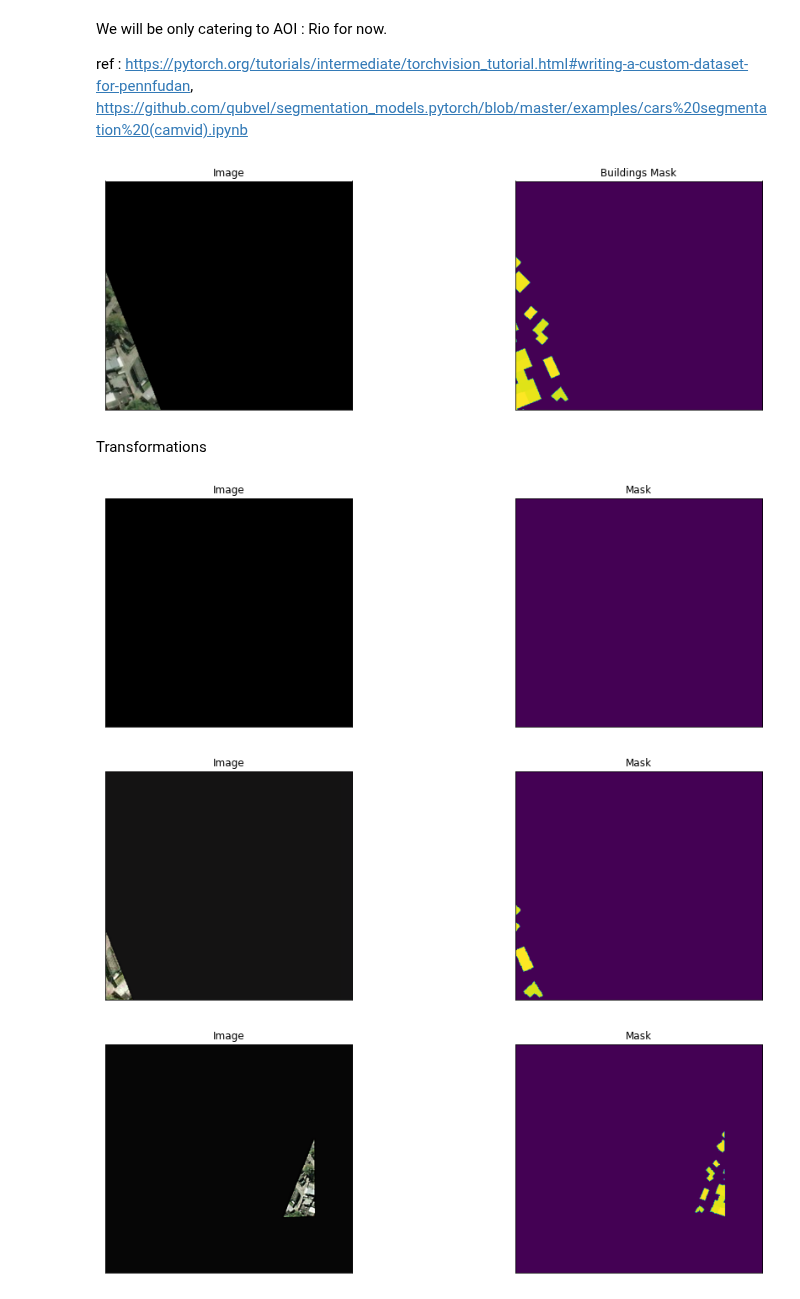
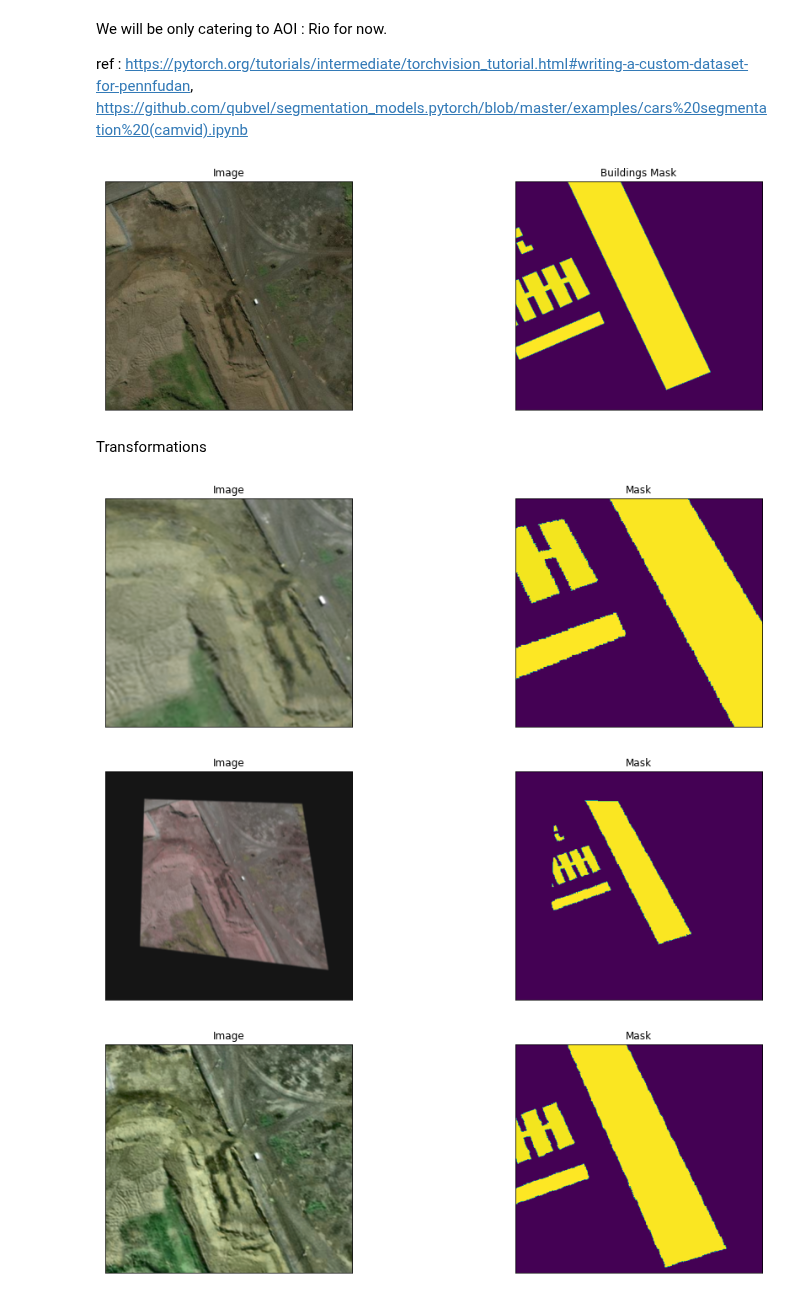
Before and after one commit to ThinkOcean-India-Research/asdi-hackathon, a Jupyter notebook: building-detection/training_notebook.ipynb, the cells around one changed output. Cells and saved outputs as stored; diff of their text form; code cells hidden in the pictures.

Commit message:
update mask creation process

```diff
--- a/building-detection/training_notebook.ipynb
+++ b/building-detection/training_notebook.ipynb
@@ -18,7 +18,7 @@ We will be only catering to AOI : Rio for now.
 ref : https://pytorch.org/tutorials/intermediate/torchvision_tutorial.html#writing-a-custom-dataset-for-pennfudan, https://github.com/qubvel/segmentation_models.pytorch/blob/master/examples/cars%20segmentation%20(camvid).ipynb
 # %%
 SATELLITE_IMAGES_PATH = 'data/AOI_1_rio/imgs'
-MASKS_PATH = 'data/AOI_1_rio/masks'
+MASKS_PATH = 'data/AOI_1_rio/masks_nonzero'
 IMG_SIZE = (438, 406) # width, height
 # %%
 # helper function for data visualization
@@ -76,13 +76,13 @@ class BuildingFootprintDataset(Dataset):
         return image, mask, masks
 # %%
 dataset = BuildingFootprintDataset(SATELLITE_IMAGES_PATH,MASKS_PATH)
-img, mask, masks = dataset[6939]
+img, mask, masks = dataset[200]
 visualize(
     image=img,
     buildings_mask=mask
 )
 # %% [output]
-[figure, old version]
+[figure, new version]
 # %% [markdown]
 Transformations
 # %%
@@ -156,21 +156,21 @@ def get_preprocessing(preprocessing_fn):
 # %%
 #### Visualize resulted augmented images and masks
 
 augmented_dataset = BuildingFootprintDataset(
     SATELLITE_IMAGES_PATH,
     MASKS_PATH,
     augmentation=get_training_augmentation(),
 )
 
 # same image with different random transforms
 for i in range(3):
     # image, mask, masks = augmented_dataset[1]
-    image, mask, masks = augmented_dataset[6939]
+    image, mask, masks = augmented_dataset[200]
     visualize(image=image, mask=mask)
 # %% [output]
-[figure, old version]
+[figure, new version]
-[figure, old version]
+[figure, new version]
-[figure, old version]
+[figure, new version]
 # %%
 ENCODER = 'resnet34'
 ENCODER_WEIGHTS = 'imagenet'
```
Also changed, not shown: parts of 2 cells of this notebook, 2 other files.
